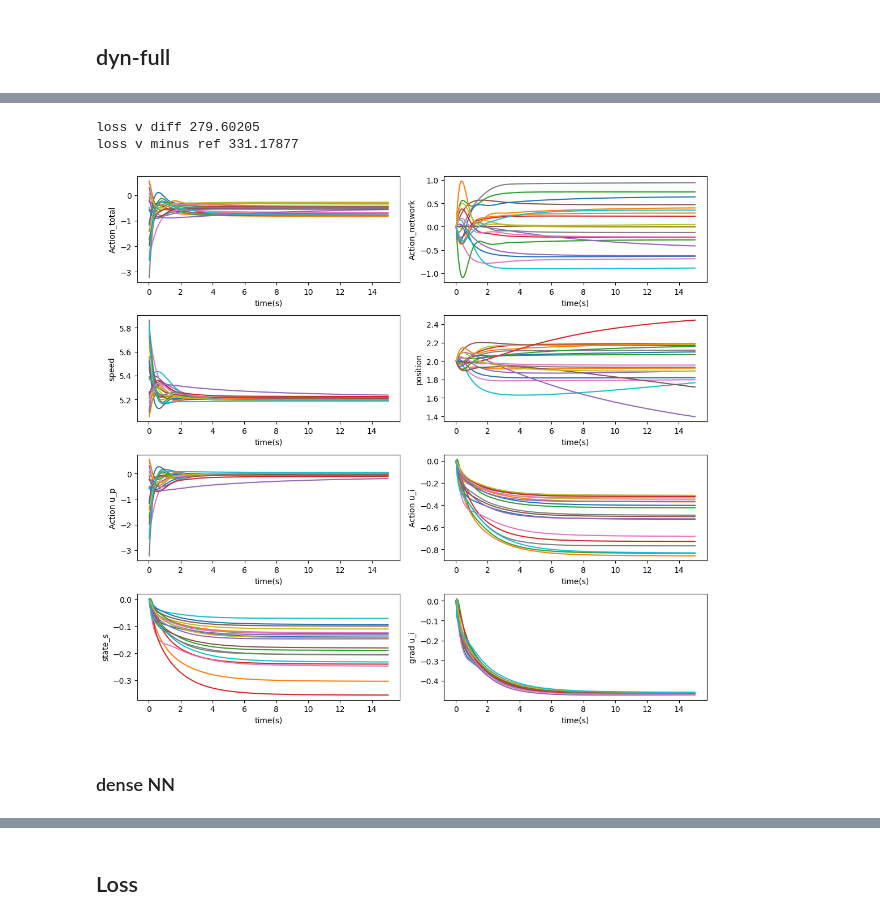
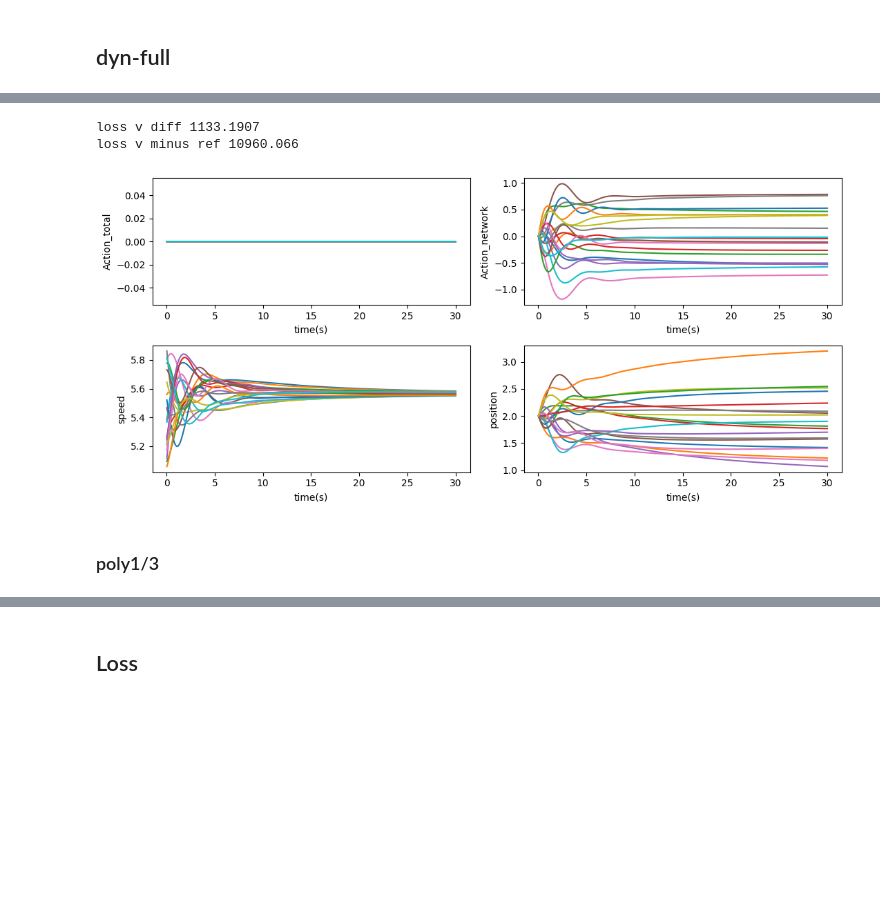
Before and after one commit to Wenqi-Cui/NeuralPI_Networked_Systems, a Jupyter notebook: Vehicle.ipynb, the cells around one changed output, grey strips where cells are left out. Saved outputs shown, nothing was run; the diff lists cells and outputs as text; code cells hidden in the pictures; blank space fills up the shorter version.

```diff
--- a/Vehicle.ipynb
+++ b/Vehicle.ipynb
@@ -1384,17 +2073,13 @@ Trajectory_Linear = []
 Trajectory_eta_Linear = []
 Trajectory_s_Linear = []
 
-init_state =np.array([[5.3768473, 5.5595846, 5.0926156, 5.2624335, 5.1132708, 5.4672585,
+init_state = np.array([[5.3768473, 5.5595846, 5.0926156, 5.2624335, 5.1132708, 5.4672585,
         5.805523 , 5.8627906, 5.645665 , 5.367229 , 5.520532 , 5.057372 ,
         5.777791 , 5.245539 , 5.211336 , 5.7319684, 5.1698666, 5.3906083,
         5.217364 , 5.816806 ]], dtype=np.float32)
-#  (v0_nom*np.ones(dim_action,dtype=np.float32) +
-#               v0_random*np.random.uniform(0,1.,(dim_action)).astype(np.float32)).reshape((1, -1))
+# (v0_nom*np.ones(dim_action,dtype=np.float32) +
+              # v0_random*np.random.uniform(0,1.,(dim_action)).astype(np.float32)).reshape((1, -1))
 
-
-#
-linear_coff_s = np.ones((1,dim_action),dtype=np.float32)*(2)
-linear_coff_x = linear_coff= np.ones((1,dim_action),dtype=np.float32)*10
 
 x = init_state
 action_s = np.zeros((1,dim_action),dtype=np.float32)
@@ -1404,7 +2089,7 @@ env.set_state(x)
 Trajectory_Linear.append(x)
 Trajectory_eta_Linear.append(env.state_eta)
 
-# SimulationLength=1500
+SimulationLength=1500
 Record_u_Linear=[]
 Record_Loss_Linear=[]
 Record_action_network_Linear=[]
@@ -1417,9 +2102,9 @@ Trajectory_s_Linear.append(env.state_s)
 
 for i in range(SimulationLength):
 
-    action_edgefeedback = Action_NNLinear_edge(env.state_eta, model_linear, env)
-    up = Action_NNLinear_P(x, model_linear, env)
-    ui = Action_NNLinear_I(state_s,model_linear, env)
+    action_edgefeedback = env.edgefeedback_function(env.state_eta, 'tanh')
+    up = np.zeros((1,dim_action),dtype=np.float32)
+    ui = np.zeros((1,dim_action),dtype=np.float32)
     u = up + ui
 
     next_state_s, next_state_v, next_state_eta, r, action_network= env.step_edge(action_edgefeedback, up, ui)
@@ -1441,10 +2126,9 @@ Trajectory_Linear = np.squeeze(np.asarray(Trajectory_Linear))
 Trajectory_s_Linear = np.squeeze(np.asarray(Trajectory_s_Linear))
 record_grad_ui = np.squeeze(np.asarray(record_grad_ui))
 Record_u_Linear = np.squeeze(np.asarray(Record_u_Linear))
+fig = plt.figure(figsize=(11,5), dpi=100)
 
-fig = plt.figure(figsize=(11,10), dpi=100)
-
-plt.subplot(4,2,1)
+plt.subplot(2,2,1)
 
 
 TimeRecord=np.arange(1,SimulationLength+1)
@@ -1453,69 +2137,39 @@ plt.plot(TimeRecord,Record_u_Linear)
 plt.xlabel('time(s)')
 plt.ylabel('Action_total')
 
-plt.subplot(4,2,2)
+plt.subplot(2,2,2)
 TimeRecord=np.arange(1,SimulationLength+1)
 TimeRecord=env.delta_t*TimeRecord
 plt.plot(TimeRecord,Record_action_network_Linear)
 plt.xlabel('time(s)')
 plt.ylabel('Action_network')
 
-plt.subplot(4,2,3)
+plt.subplot(2,2,3)
 
 TimeRecord=np.arange(1,SimulationLength+2)
 TimeRecord=env.delta_t*TimeRecord
 plt.plot(TimeRecord,Trajectory_Linear)
 
 plt.xlabel('time(s)')
 plt.ylabel('speed')
 
 Trajectory_eta_Linear=np.squeeze(np.asarray(Trajectory_eta_Linear))
 
-plt.subplot(4,2,4)
+plt.subplot(2,2,4)
 plt.plot(TimeRecord,Trajectory_eta_Linear)
 plt.xlabel('time(s)')
 plt.ylabel('position')
 
-plt.subplot(4,2,5)
-TimeRecord=np.arange(1,SimulationLength+1)
-TimeRecord=env.delta_t*TimeRecord
-plt.plot(TimeRecord,Record_up)
-plt.xlabel('time(s)')
-plt.ylabel('Action u_p')
 
 
-plt.subplot(4,2,6)
-TimeRecord=np.arange(1,SimulationLength+1)
-TimeRecord=env.delta_t*TimeRecord
-plt.plot(TimeRecord,Record_ui)
-plt.xlabel('time(s)')
-plt.ylabel('Action u_i')
-fig.tight_layout()
-
-plt.subplot(4,2,7)
-TimeRecord=np.arange(1,SimulationLength+2)
-TimeRecord=env.delta_t*TimeRecord
-plt.plot(TimeRecord,Trajectory_s_Linear)
-
-plt.xlabel('time(s)')
-plt.ylabel('state_s')
-
-
-
-plt.subplot(4,2,8)
-TimeRecord=np.arange(1,SimulationLength+1)
-TimeRecord=env.delta_t*TimeRecord
-plt.plot(TimeRecord,record_grad_ui)
-plt.xlabel('time(s)')
-plt.ylabel('grad u_i')
 fig.tight_layout()
 
 print('loss v diff', np.sum(abs(Trajectory_Linear - np.mean(Trajectory_Linear, 1,  keepdims = True))))
 print('loss v minus ref',np.sum(abs(Trajectory_Linear - v_ref)))
 # %% [output]
-loss v diff 279.60205
-loss v minus ref 331.17877
+loss v diff 1133.1907
+loss v minus ref 10960.066
-[figure, old version]
+[figure, new version]
-# %% [markdown]
-### dense NN
+# %% [markdown]
+### poly1/3
 # %%
```
Also changed, not shown: parts of 36 cells of this notebook, 1 other file.
